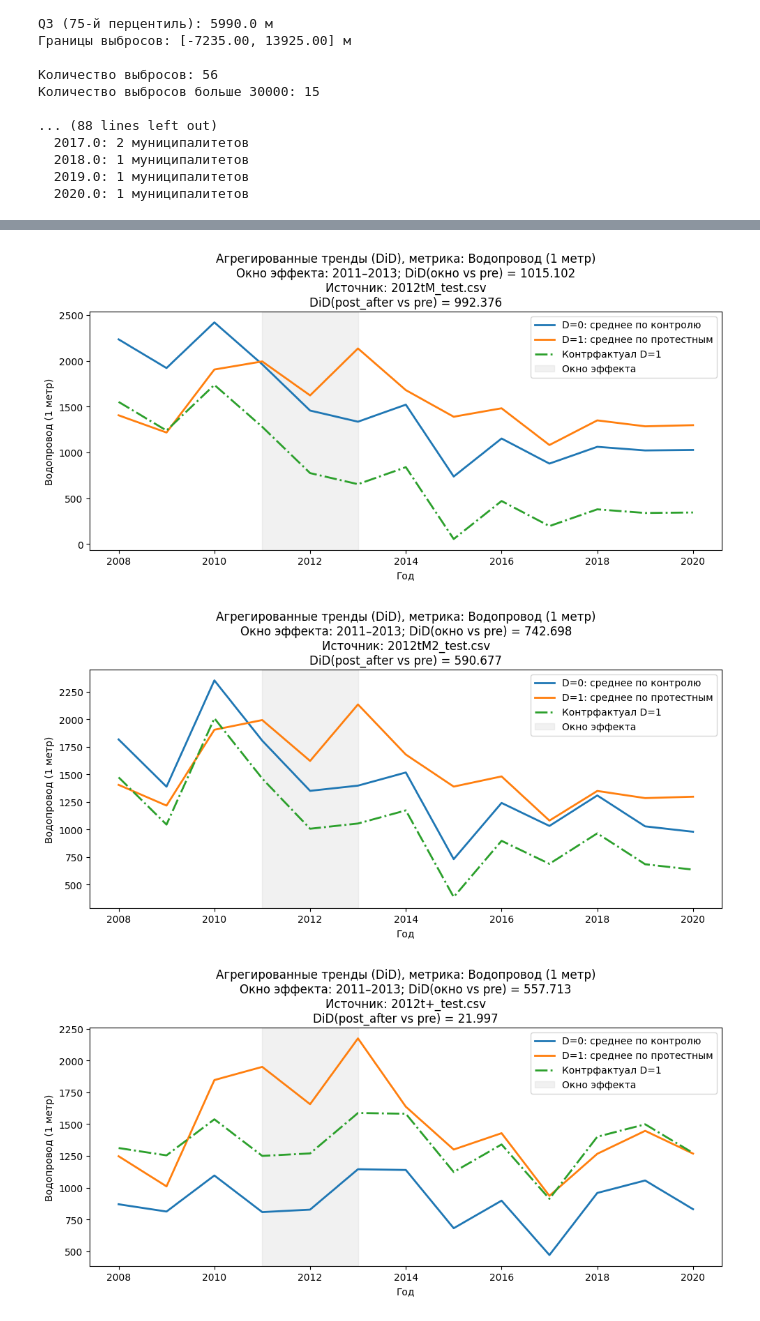
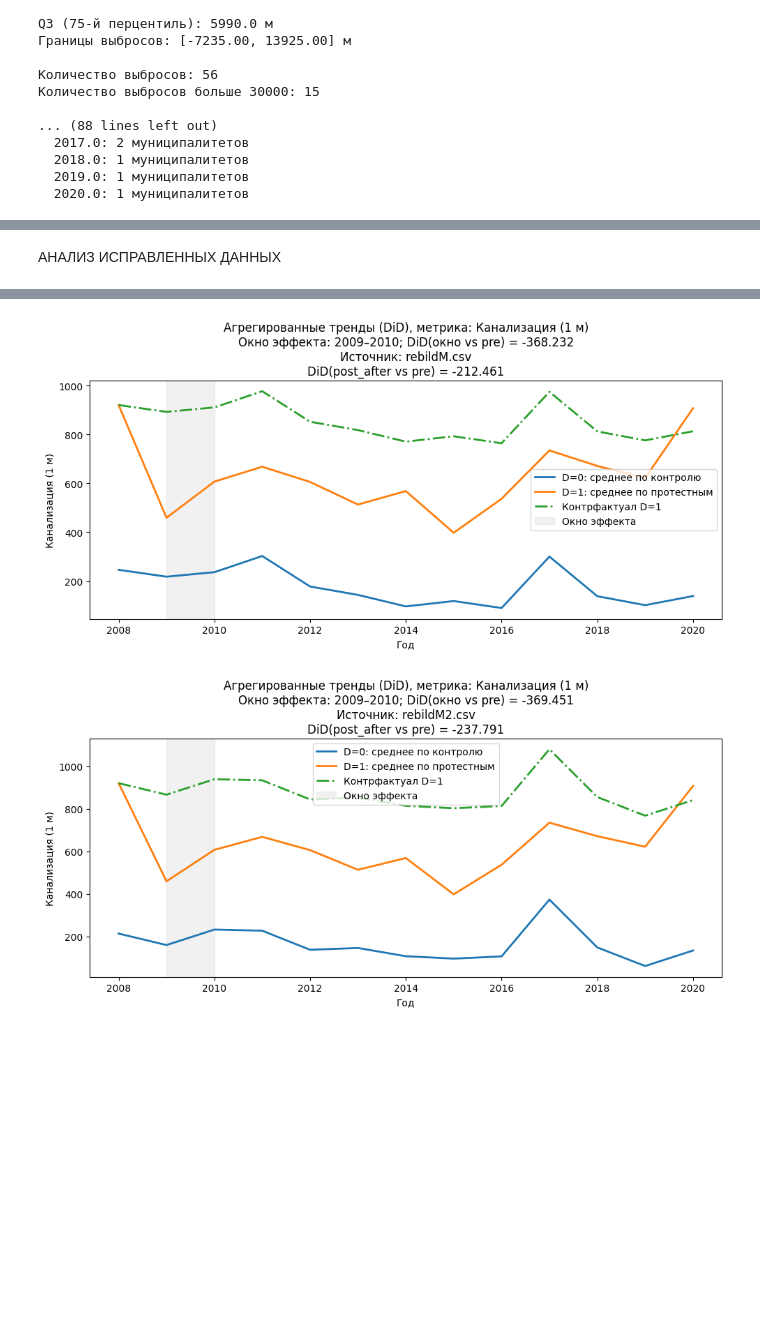
Before and after one commit to eddaboy/protest_paper, a Jupyter notebook: data_preparation/data_balance.ipynb, the cells around one changed output, grey strips where cells are left out. Drawn from its saved outputs; the diff is of its cells as text; code cells hidden in the pictures; blank space fills up the shorter version.

```diff
--- a/data_preparation/data_balance.ipynb
+++ b/data_preparation/data_balance.ipynb
@@ -166,16 +163,13 @@ def replace_outliers(df, outcome, threshold=10000):
 
     return df
 
-# CSV_PATHS = ['2010t.csv', '2010tM.csv', '2010tM2.csv', '2010t+.csv',
-#              '2012t.csv', '2012tM.csv', '2012tM2.csv', '2012t+.csv',
-#              '2010t5.csv', '2010t5M.csv', '2010t5M2.csv', '2010t5+.csv',
-#              '2010t6.csv', '2010t6M.csv', '2010t6M2.csv', '2010t6+.csv'
-#              ]
+CSV_PATHS = ['2010t.csv', '2010tM.csv', '2010tM2.csv', '2010t+.csv',
+             '2012t.csv', '2012tM.csv', '2012tM2.csv', '2012t+.csv',
+             '2010t5.csv', '2010t5M.csv', '2010t5M2.csv', '2010t5+.csv',
+             '2010t6.csv', '2010t6M.csv', '2010t6M2.csv', '2010t6+.csv'
+             ]
 
-CSV_PATHS = [
-    '2010t4.csv', '2010t4М.csv', '2010t4М2.csv', '2010t4+.csv',
-    '2010t3.csv', '2010t3М.csv', '2010t3М2.csv', '2010t3+.csv'
-             ]
+
 
 
 
@@ -593,17 +363,18 @@ Q3 (75-й перцентиль): 450.0 м
+# %% [markdown]
+АНАЛИЗ ИСПРАВЛЕННЫХ ДАННЫХ
 # %%
 
-CSV_PATHS = ['2012t_test.csv', '2012tM_test.csv', '2012tM2_test.csv', '2012t+_test.csv']
-OUTCOME = 'Водопровод (1 метр)'  # Изменено на Канализацию
-START_YEAR = 2011
-END_YEAR = 2013
+CSV_PATHS = ['rebild.csv', 'rebildM.csv', 'rebildM2.csv']
+# OUTCOME = 'Водопровод (1 метр)'  # Изменено на Канализацию
+OUTCOME = 'Канализация (1 м)'
+START_YEAR = 2009
+END_YEAR = 2010
 OUTPUT_DIR = Path('did_output')
 
 for CSV_PATH in CSV_PATHS:
     df = pd.read_csv(CSV_PATH)
     df['year'] = df['year'].astype(float).round().astype(int)
 
-
-    # Продолжаем оригинальный код
     agg = (
         df.groupby('year', dropna=False)
           .agg(
@@ -661,3 +432,2 @@ for CSV_PATH in CSV_PATHS:
-[figure, old version]
+[figure, new version]
-[figure, old version]
+[figure, new version]
-[figure, removed]
```
Also changed, not shown: parts of 7 cells of this notebook.
